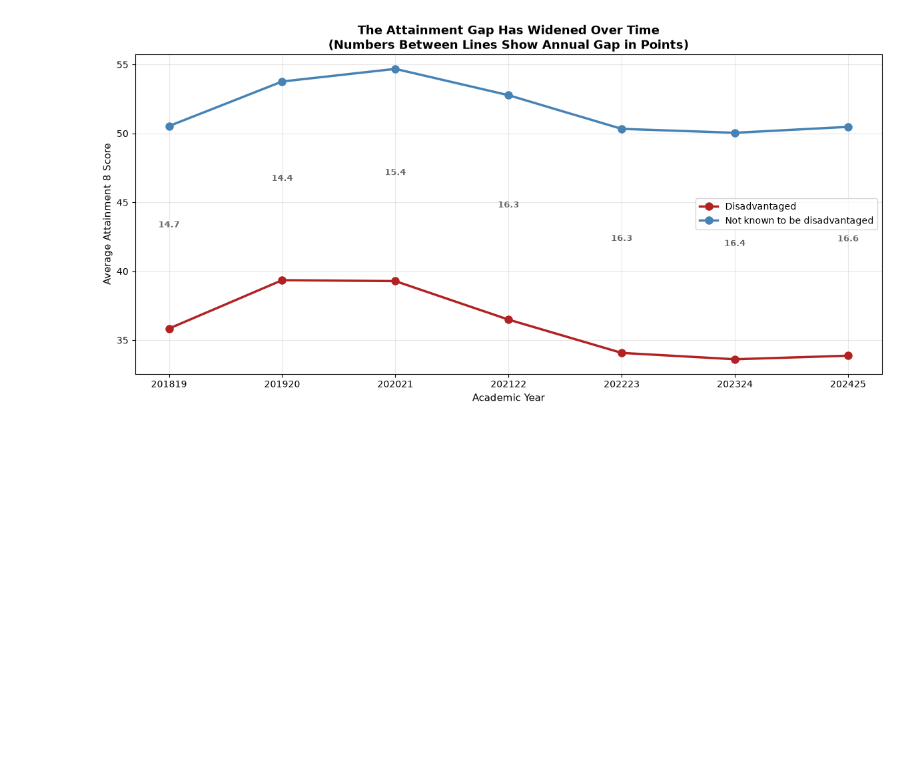
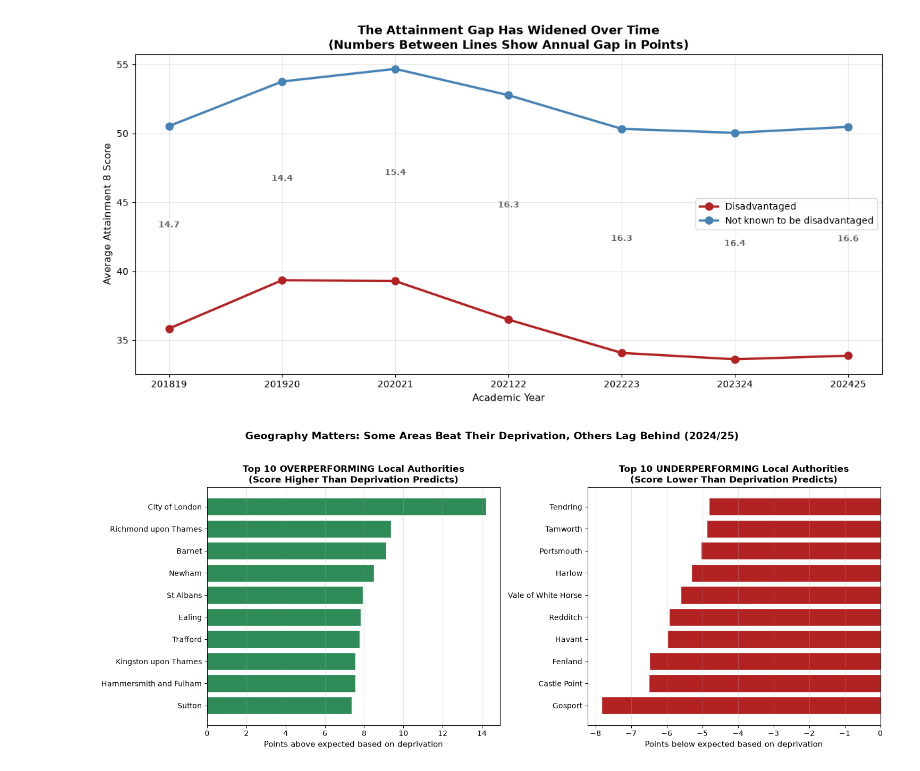
Before and after one commit to gaatma/education-deprivation-analysis, a Jupyter notebook: notebooks/01_analysis.ipynb, the cells around one changed output. Drawn from its saved outputs; the diff is of its cells as text; code cells hidden in the pictures; blank space fills up the shorter version.

Commit message:
box chart,bar chart,heatmap and histogram

```diff
--- a/notebooks/01_analysis.ipynb
+++ b/notebooks/01_analysis.ipynb
@@ -1133,3 +1133,38 @@ plt.savefig('../outputs/chart2_line.png', dpi=150, bbox_inches='tight')
 plt.show()
 # %% [output]
 [figure]
+# %%
+# Chart 3 — Bar chart: Top 10 over- and under-performing local authorities
+# Directly visualises Research Question 3
+
+# Reuse the model_data dataframe with residuals from Section 4
+top_over  = model_data.nlargest(10, 'residual').sort_values('residual')
+top_under = model_data.nsmallest(10, 'residual').sort_values('residual')
+
+fig, (ax1, ax2) = plt.subplots(1, 2, figsize=(15, 6))
+
+# Overperformers
+ax1.barh(top_over['lad_name'], top_over['residual'],
+         color='seagreen', edgecolor='white')
+ax1.set_xlabel('Points above expected based on deprivation', fontsize=11)
+ax1.set_title('Top 10 OVERPERFORMING Local Authorities\n(Score Higher Than Deprivation Predicts)',
+              fontsize=12, fontweight='bold')
+ax1.grid(True, axis='x', alpha=0.3)
+ax1.axvline(0, color='black', linewidth=0.8)
+
+# Underperformers
+ax2.barh(top_under['lad_name'], top_under['residual'],
+         color='firebrick', edgecolor='white')
+ax2.set_xlabel('Points below expected based on deprivation', fontsize=11)
+ax2.set_title('Top 10 UNDERPERFORMING Local Authorities\n(Score Lower Than Deprivation Predicts)',
+              fontsize=12, fontweight='bold')
+ax2.grid(True, axis='x', alpha=0.3)
+ax2.axvline(0, color='black', linewidth=0.8)
+
+plt.suptitle('Geography Matters: Some Areas Beat Their Deprivation, Others Lag Behind (2024/25)',
+             fontsize=14, fontweight='bold', y=1.02)
+plt.tight_layout()
+plt.savefig('../outputs/chart3_bar.png', dpi=150, bbox_inches='tight')
+plt.show()
+# %% [output]
+[figure, added]
```
Also changed, not shown: parts of 3 cells of this notebook, 4 other files.
